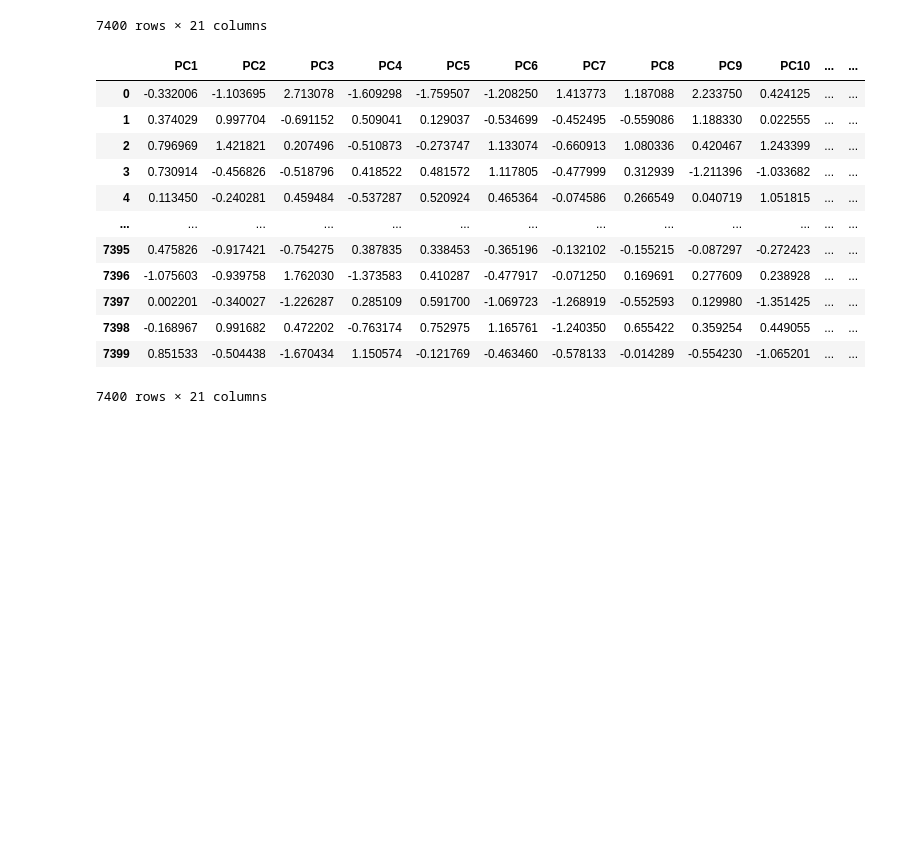
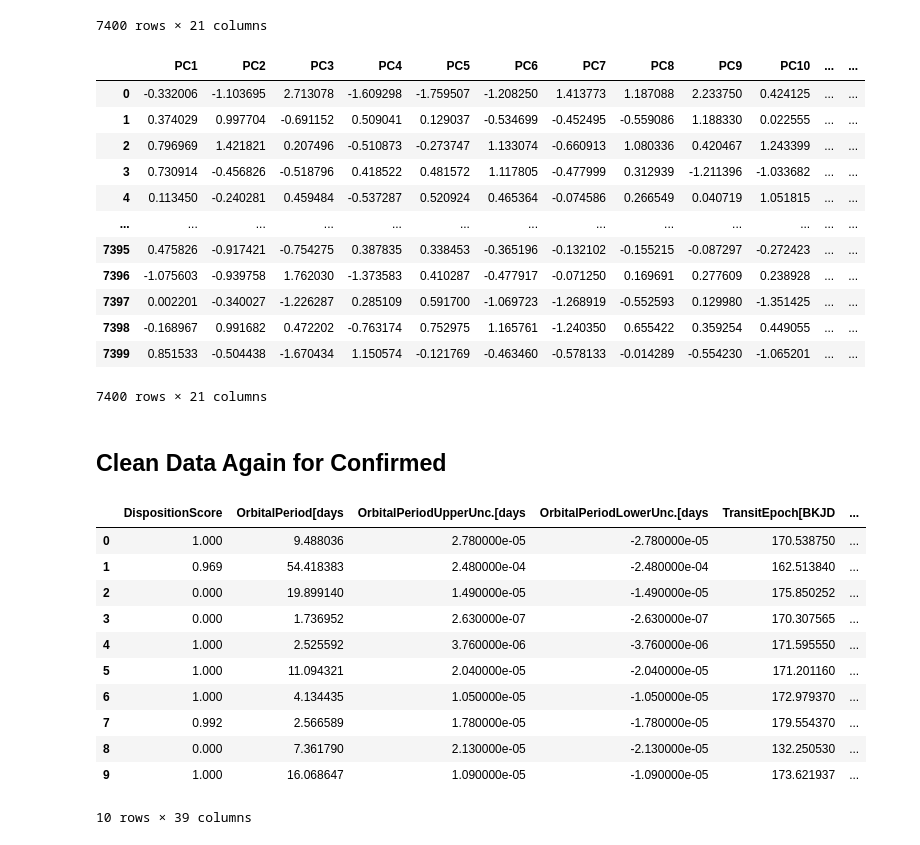
Before and after one commit to eugeneM21/QML-Project, a Jupyter notebook: save-data-as-txt.ipynb, the cells around one changed output. Saved outputs shown, nothing was run; the diff lists cells and outputs as text; code cells hidden in the pictures; blank space fills up the shorter version.

```diff
--- a/save-data-as-txt.ipynb
+++ b/save-data-as-txt.ipynb
@@ -185,3 +223,83 @@ final_combined2
 # %%
 final_combined.to_csv('planet_pca.txt', sep=',', index=False, header=False)
 final_combined2.to_csv('planet_pca_stand.txt', sep=',', index=False, header=False)
+# %% [markdown]
+## Clean Data Again for Confirmed
+# %%
+df = pd.read_csv('exoplanets_2018.csv')
+
+df = df.rename(columns={'kepid':'KepID',
+'kepoi_name':'KOIName',
+'kepler_name':'KeplerName',
+'koi_disposition':'ExoplanetArchiveDisposition',
+'koi_pdisposition':'DispositionUsingKeplerData',
+'koi_score':'DispositionScore',
+'koi_fpflag_nt':'NotTransit-LikeFalsePositiveFlag',
+'koi_fpflag_ss':'koi_fpflag_ss',
+'koi_fpflag_co':'CentroidOffsetFalsePositiveFlag',
+'koi_fpflag_ec':'EphemerisMatchIndicatesContaminationFalsePositiveFlag',
+'koi_period':'OrbitalPeriod[days',
+'koi_period_err1':'OrbitalPeriodUpperUnc.[days',
+'koi_period_err2':'OrbitalPeriodLowerUnc.[days',
+'koi_time0bk':'TransitEpoch[BKJD',
+'koi_time0bk_err1':'TransitEpochUpperUnc.[BKJD',
+'koi_time0bk_err2':'TransitEpochLowerUnc.[BKJD',
+'koi_impact':'ImpactParamete',
+'koi_impact_err1':'ImpactParameterUpperUnc',
+'koi_impact_err2':'ImpactParameterLowerUnc',
+'koi_duration':'TransitDuration[hrs',
+'koi_duration_err1':'TransitDurationUpperUnc.[hrs',
+'koi_duration_err2':'TransitDurationLowerUnc.[hrs',
+'koi_depth':'TransitDepth[ppm',
+'koi_depth_err1':'TransitDepthUpperUnc.[ppm',
+'koi_depth_err2':'TransitDepthLowerUnc.[ppm',
+'koi_prad':'PlanetaryRadius[Earthradii',
+'koi_prad_err1':'PlanetaryRadiusUpperUnc.[Earthradii',
+'koi_prad_err2':'PlanetaryRadiusLowerUnc.[Earthradii',
+'koi_teq':'EquilibriumTemperature[K',
+'koi_teq_err1':'EquilibriumTemperatureUpperUnc.[K',
+'koi_teq_err2':'EquilibriumTemperatureLowerUnc.[K',
+'koi_insol':'InsolationFlux[Earthflux',
+'koi_insol_err1':'InsolationFluxUpperUnc.[Earthflux',
+'koi_insol_err2':'InsolationFluxLowerUnc.[Earthflux',
+'koi_model_snr':'TransitSignal-to-Nois',
+'koi_tce_plnt_num':'TCEPlanetNumbe',
+'koi_tce_delivname':'TCEDeliver',
+'koi_steff':'StellarEffectiveTemperature[K',
+'koi_steff_err1':'StellarEffectiveTemperatureUpperUnc.[K',
+'koi_steff_err2':'StellarEffectiveTemperatureLowerUnc.[K',
+'koi_slogg':'StellarSurfaceGravity[log10(cm/s**2)',
+'koi_slogg_err1':'StellarSurfaceGravityUpperUnc.[log10(cm/s**2)',
+'koi_slogg_err2':'StellarSurfaceGravityLowerUnc.[log10(cm/s**2)',
+'koi_srad':'StellarRadius[Solarradii',
+'koi_srad_err1':'StellarRadiusUpperUnc.[Solarradii',
+'koi_srad_err2':'StellarRadiusLowerUnc.[Solarradii',
+'ra':'RA[decimaldegrees',
+'dec':'Dec[decimaldegrees',
+'koi_kepmag':'Kepler-band[mag]'
+})
+
+
+df['ExoplanetCandidate'] = df['DispositionUsingKeplerData'].apply(lambda x: 1 if x == 'CANDIDATE' else 0)
+df['ExoplanetConfirmed'] = df['ExoplanetArchiveDisposition'].apply(lambda x: 2 if x == 'CONFIRMED' else 1 if x == 'CANDIDATE' else 0 )
+df.drop(columns=['KeplerName','KOIName','EquilibriumTemperatureUpperUnc.[K',
+                 'KepID','ExoplanetArchiveDisposition','DispositionUsingKeplerData',
+                 'NotTransit-LikeFalsePositiveFlag','koi_fpflag_ss','CentroidOffsetFalsePositiveFlag',
+                 'EphemerisMatchIndicatesContaminationFalsePositiveFlag','TCEDeliver',
+                 'EquilibriumTemperatureLowerUnc.[K'], inplace=True)
+df.dropna(inplace=True)
+clean_dataset(df)
+df.head(10)
+# %% [output]
+|  | DispositionScore | OrbitalPeriod[days | OrbitalPeriodUpperUnc.[days | OrbitalPeriodLowerUnc.[days | TransitEpoch[BKJD | ... |
+| 0 | 1.000 | 9.488036 | 2.780000e-05 | -2.780000e-05 | 170.538750 | ... |
+| 1 | 0.969 | 54.418383 | 2.480000e-04 | -2.480000e-04 | 162.513840 | ... |
+| 2 | 0.000 | 19.899140 | 1.490000e-05 | -1.490000e-05 | 175.850252 | ... |
+| 3 | 0.000 | 1.736952 | 2.630000e-07 | -2.630000e-07 | 170.307565 | ... |
+| 4 | 1.000 | 2.525592 | 3.760000e-06 | -3.760000e-06 | 171.595550 | ... |
+| 5 | 1.000 | 11.094321 | 2.040000e-05 | -2.040000e-05 | 171.201160 | ... |
+| 6 | 1.000 | 4.134435 | 1.050000e-05 | -1.050000e-05 | 172.979370 | ... |
+| 7 | 0.992 | 2.566589 | 1.780000e-05 | -1.780000e-05 | 179.554370 | ... |
+| 8 | 0.000 | 7.361790 | 2.130000e-05 | -2.130000e-05 | 132.250530 | ... |
+| 9 | 1.000 | 16.068647 | 1.090000e-05 | -1.090000e-05 | 173.621937 | ... |
+10 rows × 39 columns
```
Also changed, not shown: parts of 10 cells of this notebook, 2 other files.
